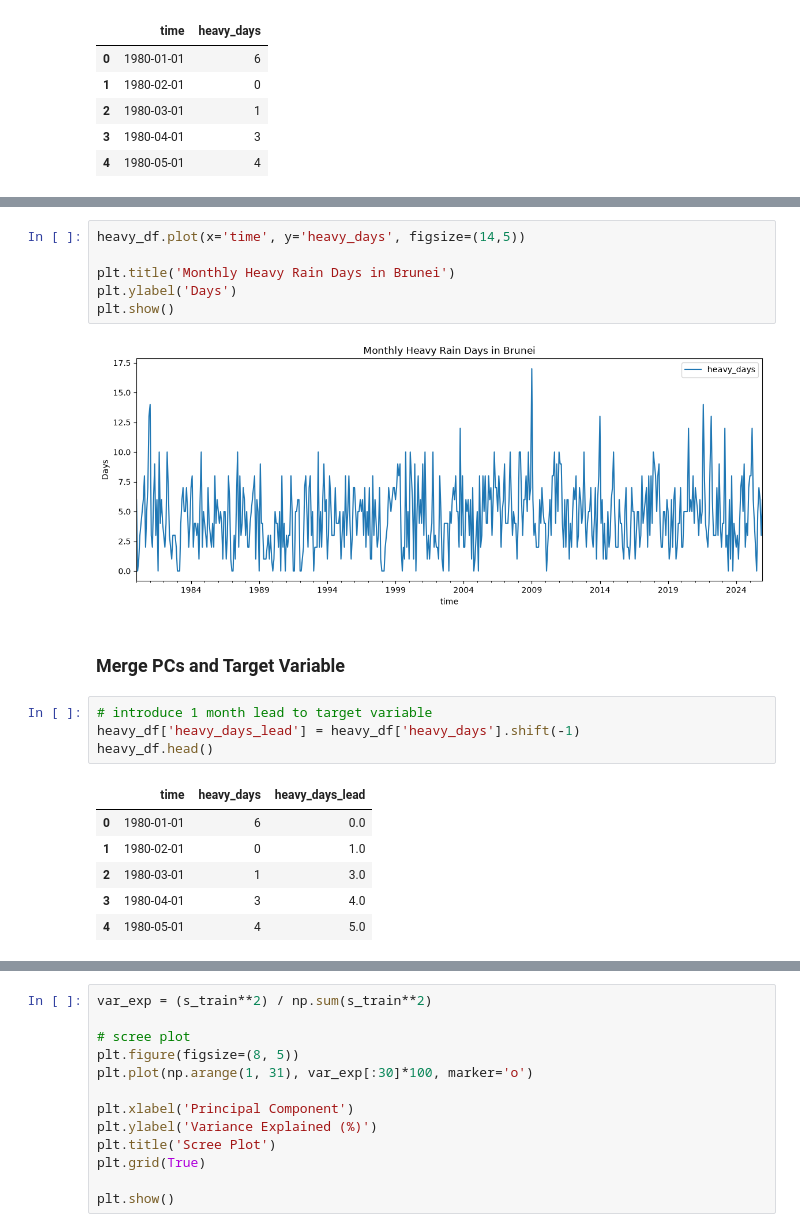
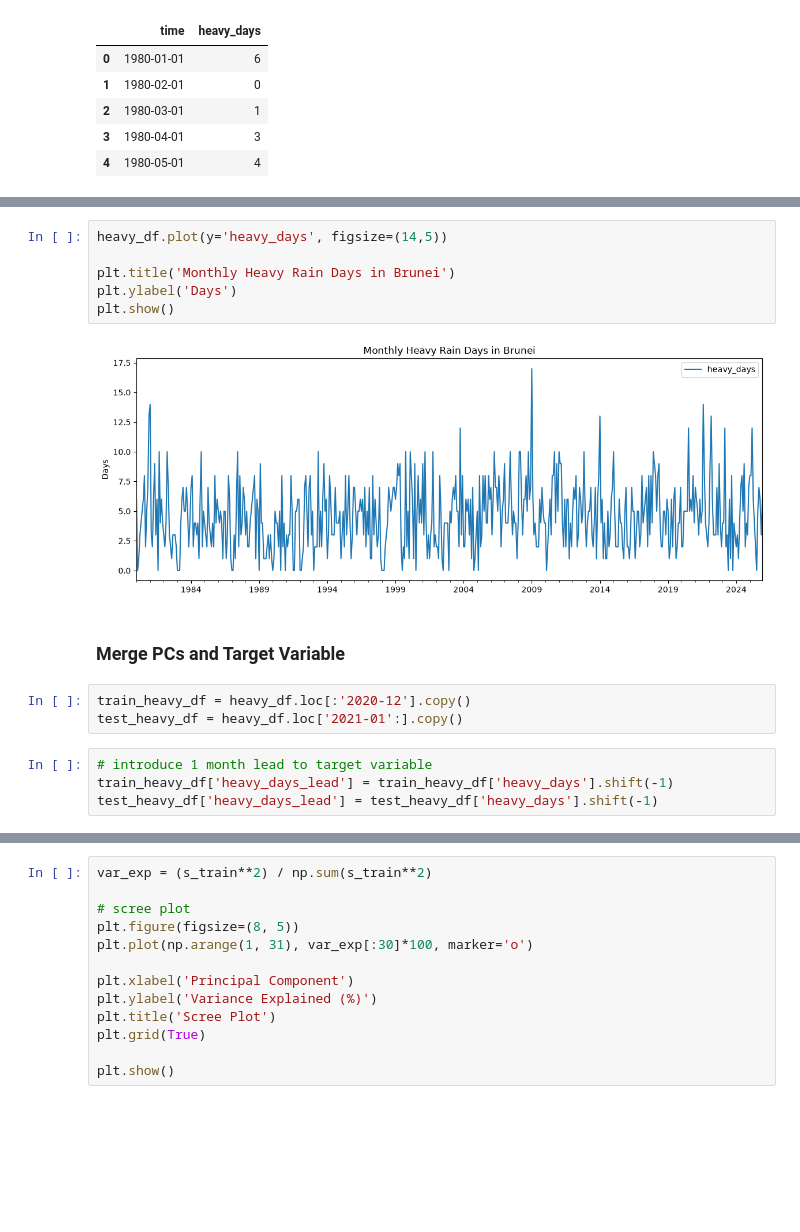
Before and after one commit to KuayTe0w/Climate-Data-Analysis, a Jupyter notebook: notebooks/preparation.ipynb, the cells around one changed output, grey strips where cells are left out. Drawn from its saved outputs; the diff is of its cells as text; blank space fills up the shorter version.

Commit message:
Completed preparing train and test datasets

```diff
--- a/notebooks/preparation.ipynb
+++ b/notebooks/preparation.ipynb
@@ -281,21 +296,17 @@ heavy_df.head()
 # %%
-heavy_df.plot(x='time', y='heavy_days', figsize=(14,5))
+heavy_df.plot(y='heavy_days', figsize=(14,5))
 
 plt.title('Monthly Heavy Rain Days in Brunei')
 plt.ylabel('Days')
 plt.show()
 # %% [output]
-[figure, old version]
+[figure, new version]
 # %% [markdown]
 ### Merge PCs and Target Variable
+# %%
+train_heavy_df = heavy_df.loc[:'2020-12'].copy()
+test_heavy_df = heavy_df.loc['2021-01':].copy()
 # %%
 # introduce 1 month lead to target variable
-heavy_df['heavy_days_lead'] = heavy_df['heavy_days'].shift(-1)
-heavy_df.head()
+train_heavy_df['heavy_days_lead'] = train_heavy_df['heavy_days'].shift(-1)
+test_heavy_df['heavy_days_lead'] = test_heavy_df['heavy_days'].shift(-1)
-# %% [output]
-|  | time | heavy_days | heavy_days_lead |
-| 0 | 1980-01-01 | 6 | 0.0 |
-| 1 | 1980-02-01 | 0 | 1.0 |
-| 2 | 1980-03-01 | 1 | 3.0 |
-| 3 | 1980-04-01 | 3 | 4.0 |
-| 4 | 1980-05-01 | 4 | 5.0 |
```
Also changed, not shown: parts of 15 cells of this notebook.
